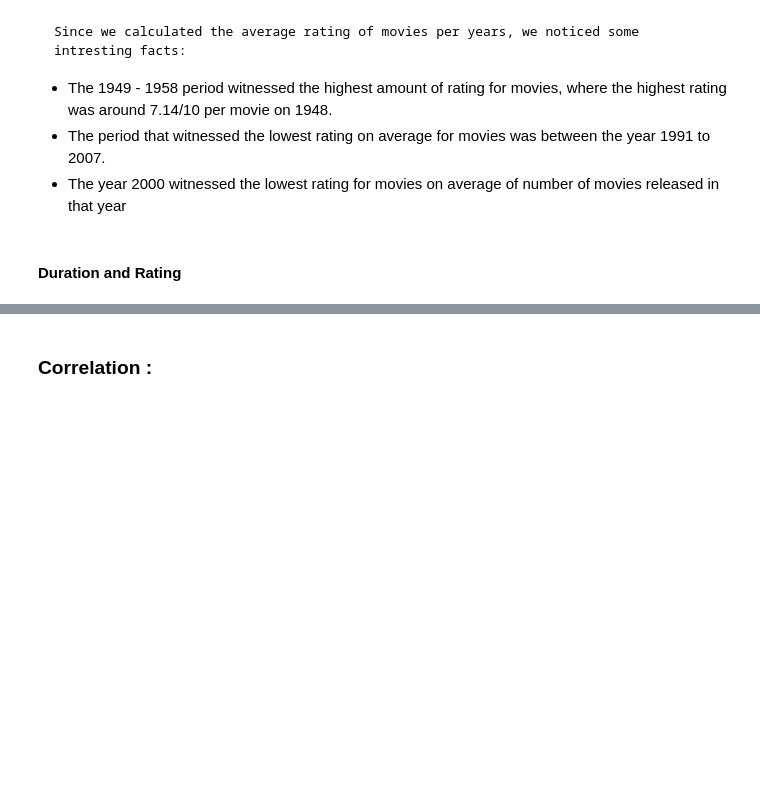
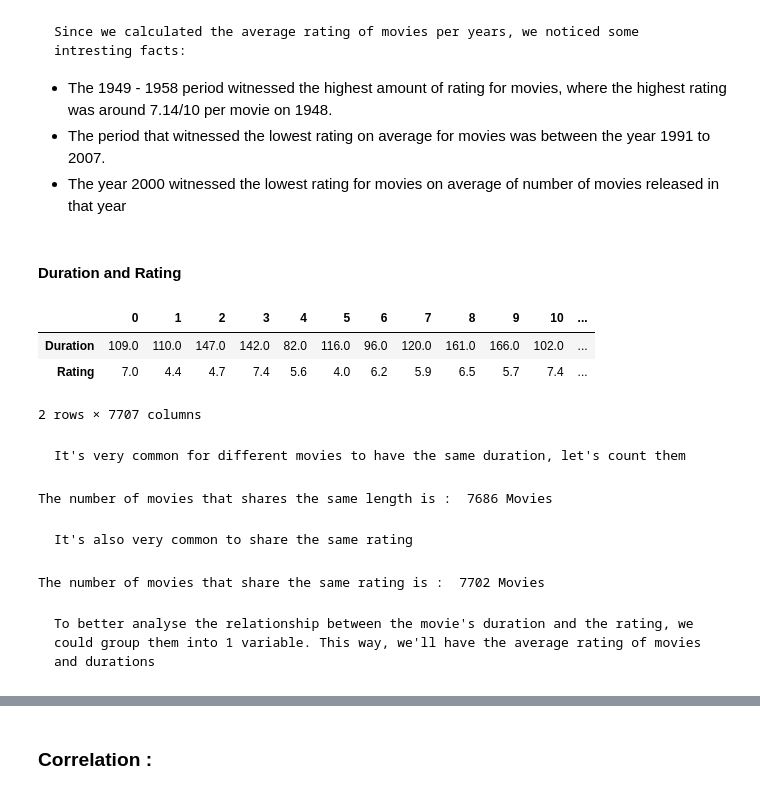
Before and after one commit to ImadElMaftouhi/codsoft, a Jupyter notebook: MOVIE RATING PREDICTION/main.ipynb, the cells around one changed output, grey strips where cells are left out. Cells and saved outputs as stored; diff of their text form; code cells hidden in the pictures; blank space fills up the shorter version.

```diff
--- a/MOVIE RATING PREDICTION/main.ipynb
+++ b/MOVIE RATING PREDICTION/main.ipynb
@@ -800,3 +800,25 @@ plt.show()
 - The year 2000 witnessed the lowest rating for movies on average of number of movies released in that year
 # %% [markdown]
 #### Duration and Rating
+# %%
+duration_rating = df[subset := ['Duration','Rating']]
+duration_rating.T
+# %% [output]
+|  | 0 | 1 | 2 | 3 | 4 | 5 | 6 | 7 | 8 | 9 | 10 | ... |
+| Duration | 109.0 | 110.0 | 147.0 | 142.0 | 82.0 | 116.0 | 96.0 | 120.0 | 161.0 | 166.0 | 102.0 | ... |
+| Rating | 7.0 | 4.4 | 4.7 | 7.4 | 5.6 | 4.0 | 6.2 | 5.9 | 6.5 | 5.7 | 7.4 | ... |
+2 rows × 7707 columns
+# %% [markdown]
+    It's very common for different movies to have the same duration, let's count them
+# %%
+print('The number of movies that shares the same length is : ', duration_rating.duplicated(subset = ['Duration'], keep = False).sum(), 'Movies')
+# %% [output]
+The number of movies that shares the same length is :  7686 Movies
+# %% [markdown]
+    It's also very common to share the same rating
+# %%
+print('The number of movies that share the same rating is : ', duration_rating.duplicated(subset = ['Rating'], keep = False).sum(), 'Movies')
+# %% [output]
+The number of movies that share the same rating is :  7702 Movies
+# %% [markdown]
+    To better analyse the relationship between the movie's duration and the rating, we could group them into 1 variable. This way, we'll have the average rating of movies and durations
```
Also changed, not shown: parts of 2 cells of this notebook.
